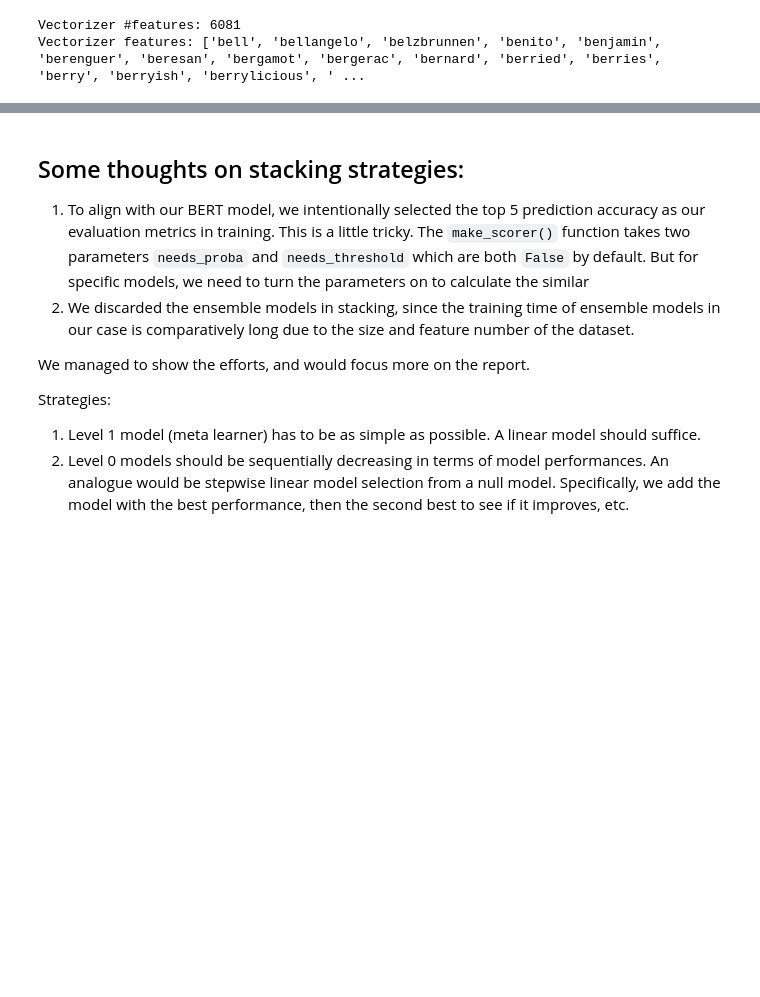
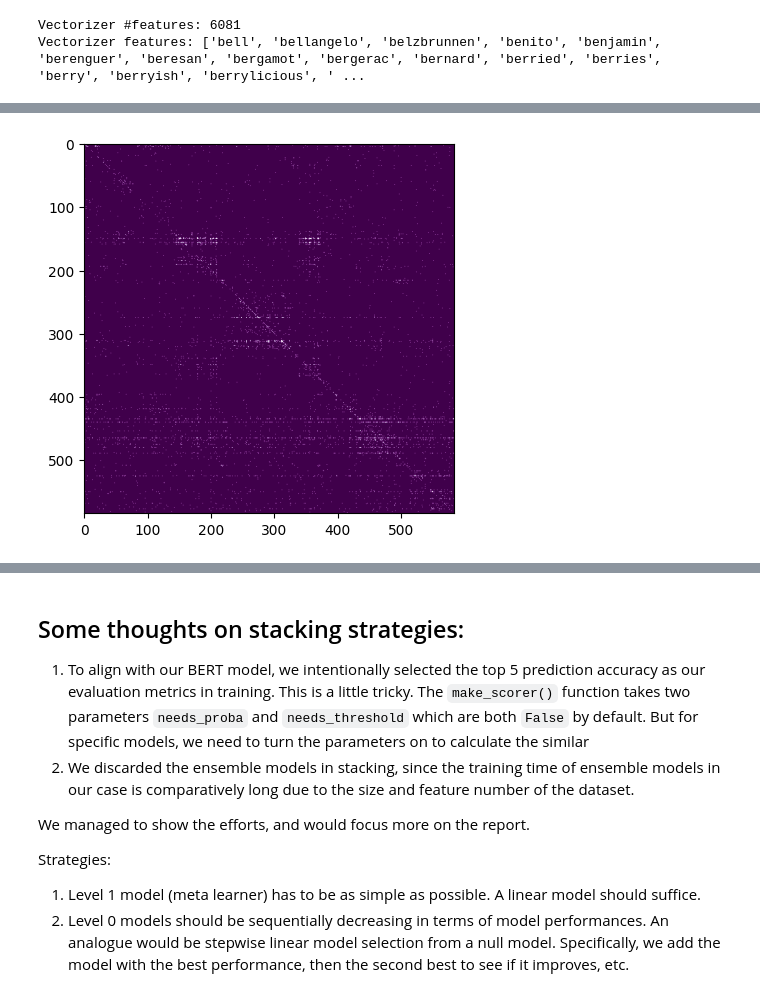
Before and after one commit to CeleritasML/sommelier-app, a Jupyter notebook: notebooks/stacking.ipynb, the cells around one changed output, grey strips where cells are left out. Saved outputs shown, nothing was run; the diff lists cells and outputs as text; code cells hidden in the pictures; blank space fills up the shorter version.

```diff
--- a/notebooks/stacking.ipynb
+++ b/notebooks/stacking.ipynb
@@ -136,3 +187,16 @@ scores["perceptron"] = eval_model(
+# %%
+plt.imshow(
+    np.log(
+        confusion_matrix(
+            data["test"]["region_variety"], perceptron.predict(test_vectors)
+        )
+        + 1,
+    ),
+    cmap="PRGn",
+)
+plt.savefig("../img/confusion_matrix_perceptron_test.png")
+# %% [output]
+[figure, added]
 # %%
 # evaluate linear SVM
 svm = LinearSVC(random_state=random_state)
```
Also changed, not shown: parts of 28 cells of this notebook, 14 other files.
